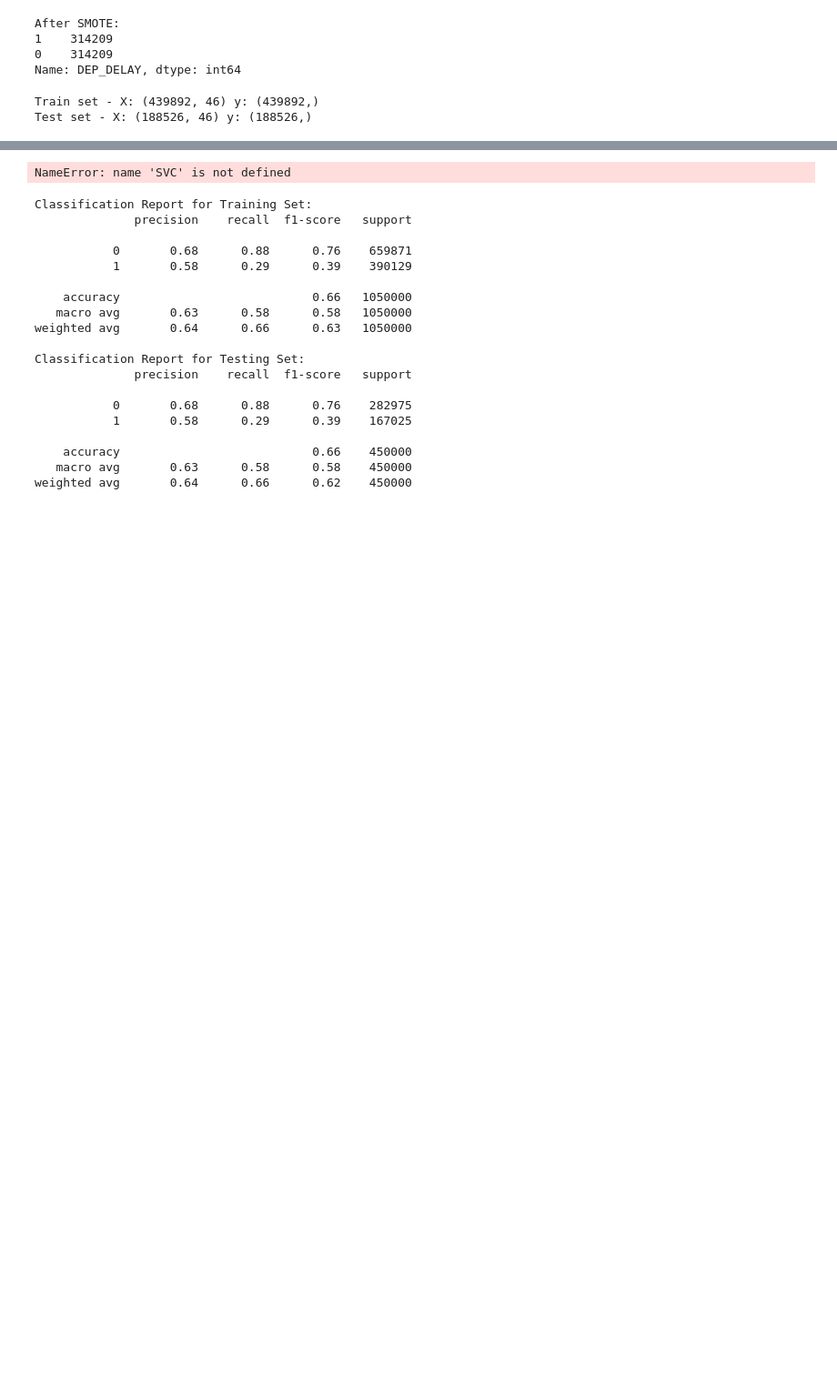
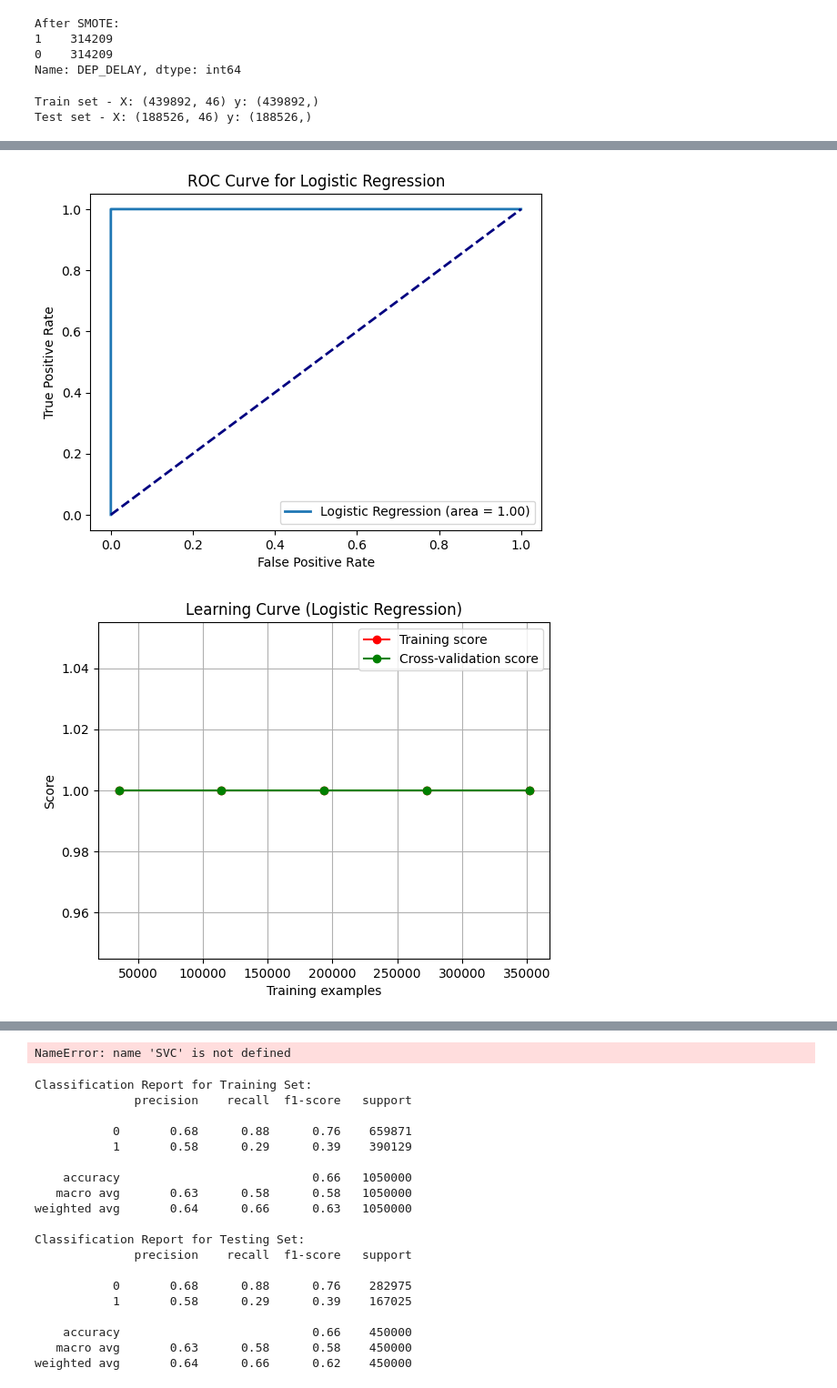
Before and after one commit to sk2003hw/Airline_Delay_and_Cancellation_Analysis, a Jupyter notebook: MATH509.ipynb, the cells around one changed output, grey strips where cells are left out. Shown at 91% size. Drawn from its saved outputs; the diff is of its cells as text; code cells hidden in the pictures; blank space fills up the shorter version.

```diff
--- a/MATH509.ipynb
+++ b/MATH509.ipynb
@@ -944,7 +947,7 @@ def plot_learning_curve(estimator, title, X, y, cv=None, train_sizes=np.linspace
     return plt
 # %%
 lr_model = LogisticRegression(max_iter=1000, solver='sag')
-lr_param_grid = {'C': [1]}
+lr_param_grid = {'C': [0.01]}
 lr_grid_search = GridSearchCV(lr_model, lr_param_grid, scoring='accuracy', cv=5)
 lr_grid_result = lr_grid_search.fit(X_train, y_train)
 
@@ -977,3 +980,4 @@ title_lr = "Learning Curve (Logistic Regression)"
 plot_learning_curve(lr_grid_result.best_estimator_, title_lr, X_train, y_train, cv=5)
 
 plt.show()
+# %% [output]
@@ -980,3 +1001,5 @@ plt.show()
+[figure, added]
+[figure, added]
 # %%
 lr_model = LogisticRegression(max_iter=1000, solver='sag')
 lr_param_grid = {'C': [0.001, 0.01, 0.1, 1, 10]}
```
Also changed, not shown: parts of 6 cells of this notebook.
